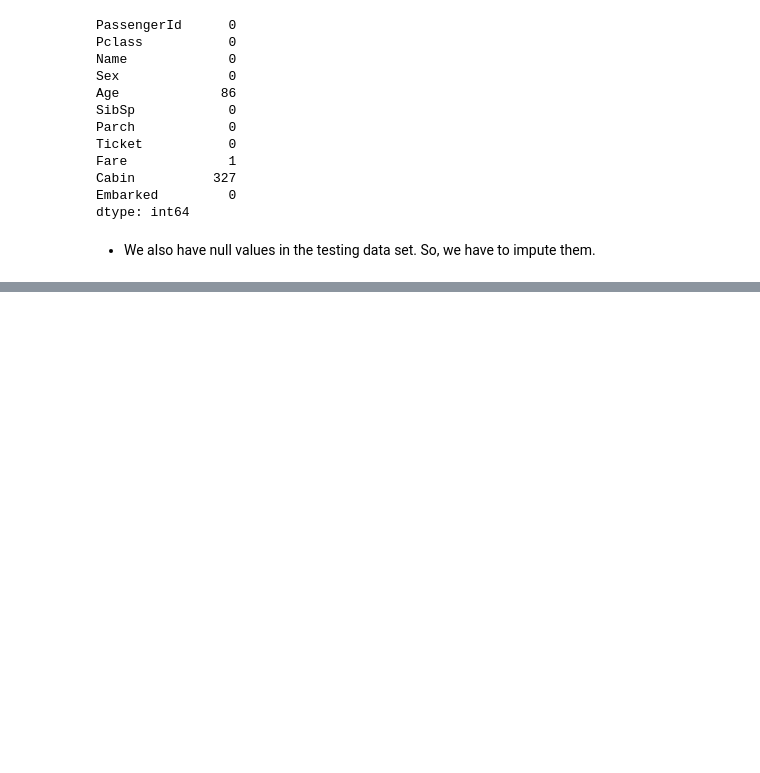
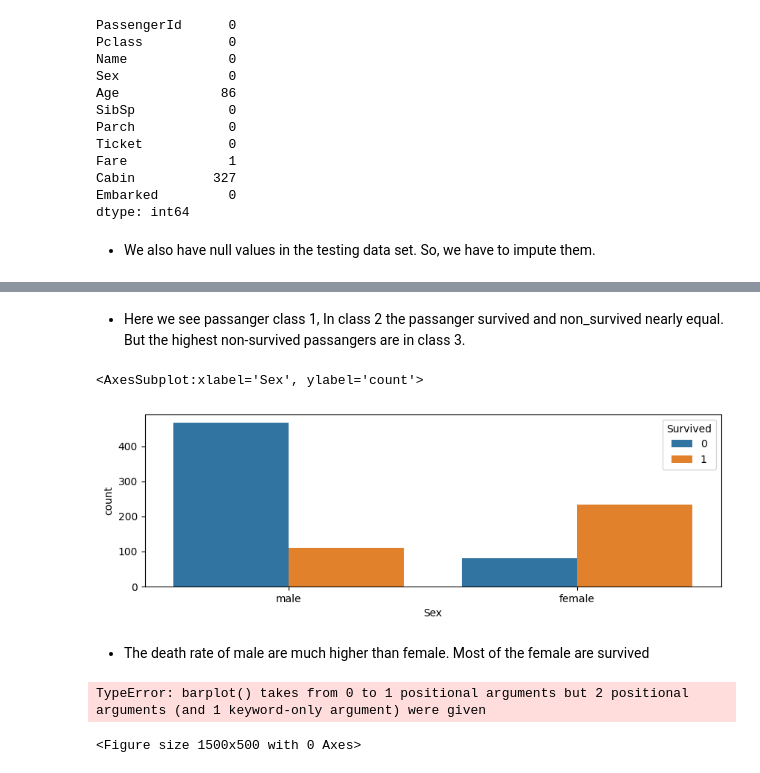
Before and after one commit to ortizfram/Case-study-of-Titanic, a Jupyter notebook: case-study.ipynb, the cells around one changed output, grey strips where cells are left out. Saved outputs shown, nothing was run; the diff lists cells and outputs as text; code cells hidden in the pictures; blank space fills up the shorter version.

```diff
--- a/case-study.ipynb
+++ b/case-study.ipynb
@@ -124,0 +144,16 @@ dtype: int64
+# %% [markdown]
+- Here we see passanger class 1, In class 2 the passanger survived and non_survived nearly equal. But the highest non-survived passangers are in class 3.
+# %%
+get_value_counts("Sex")
+# %% [output]
+<AxesSubplot:xlabel='Sex', ylabel='count'>
+[figure, added]
+# %% [markdown]
+- The death rate of male are much higher than female. Most of the female are survived
+# %%
+plt.figure(figsize = (15,5))
+sns.barplot(df["Survived"],df["Age"] ,hue = df["Pclass"])
+plt.show()
+# %% [output]
+TypeError: barplot() takes from 0 to 1 positional arguments but 2 positional arguments (and 1 keyword-only argument) were given
+<Figure size 1500x500 with 0 Axes>
```
Also changed, not shown: parts of 4 cells of this notebook.
